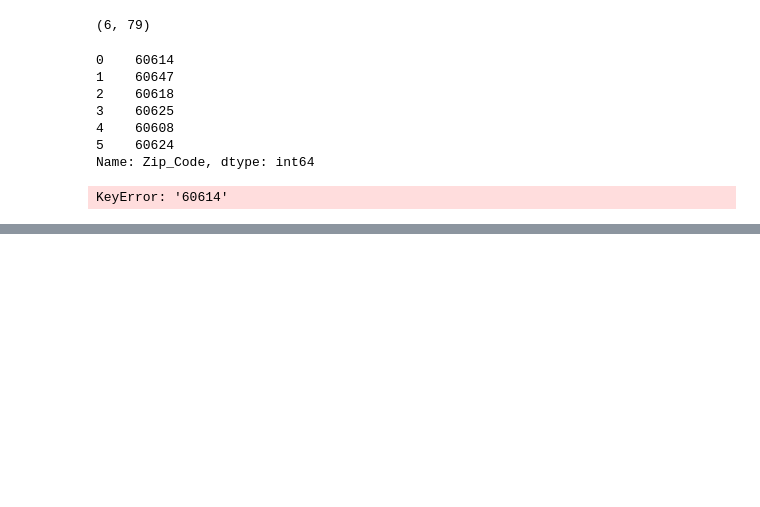
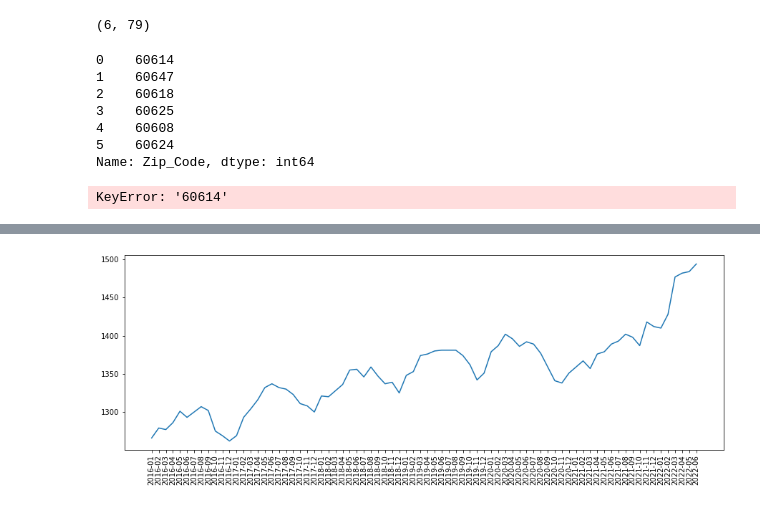
Before and after one commit to ASwigart/Project-1-EDA-Git-Collab, a Jupyter notebook: Chicago Rents over Time -Zori.ipynb, the cells around one changed output, grey strips where cells are left out. Saved outputs shown, nothing was run; the diff lists cells and outputs as text; code cells hidden in the pictures; blank space fills up the shorter version.

```diff
--- a/Chicago Rents over Time -Zori.ipynb
+++ b/Chicago Rents over Time -Zori.ipynb
@@ -253,4 +327,4 @@ rent18=chi_df.loc[chi_df["Zip_Code"]==60618].values.tolist()[0]
 # %%
-rent25 = chi_df.loc[60625].values.tolist()[0]
-rent25=chi_df.loc[chiframe["Zip_Code"]==60625].values.tolist()[0]
+rent25 = chi_df.loc[60625].values
+# rent25=chi_df.loc[chiframe["Zip_Code"]==60625].values.tolist()[0]
 # %%
@@ -262,10 +336,13 @@ rent24=chi_df.loc[chiframe["Zip_Code"]==60624].values.tolist()[0]
 # %%
-x=rent47
-
-y=time
-plt.plot(x,y)
-
+# x=time
+x=np.arange(len(time))
+y=rent25
+plt.figure(figsize=(15,5))
+plt.plot(x,y,)
+plt.xticks(rotation=90,labels=time, ticks=x)
 plt.show()
+# %% [output]
+[figure, added]
 # %%
 x=zip
 y=time
```
Also changed, not shown: parts of 17 cells of this notebook.
